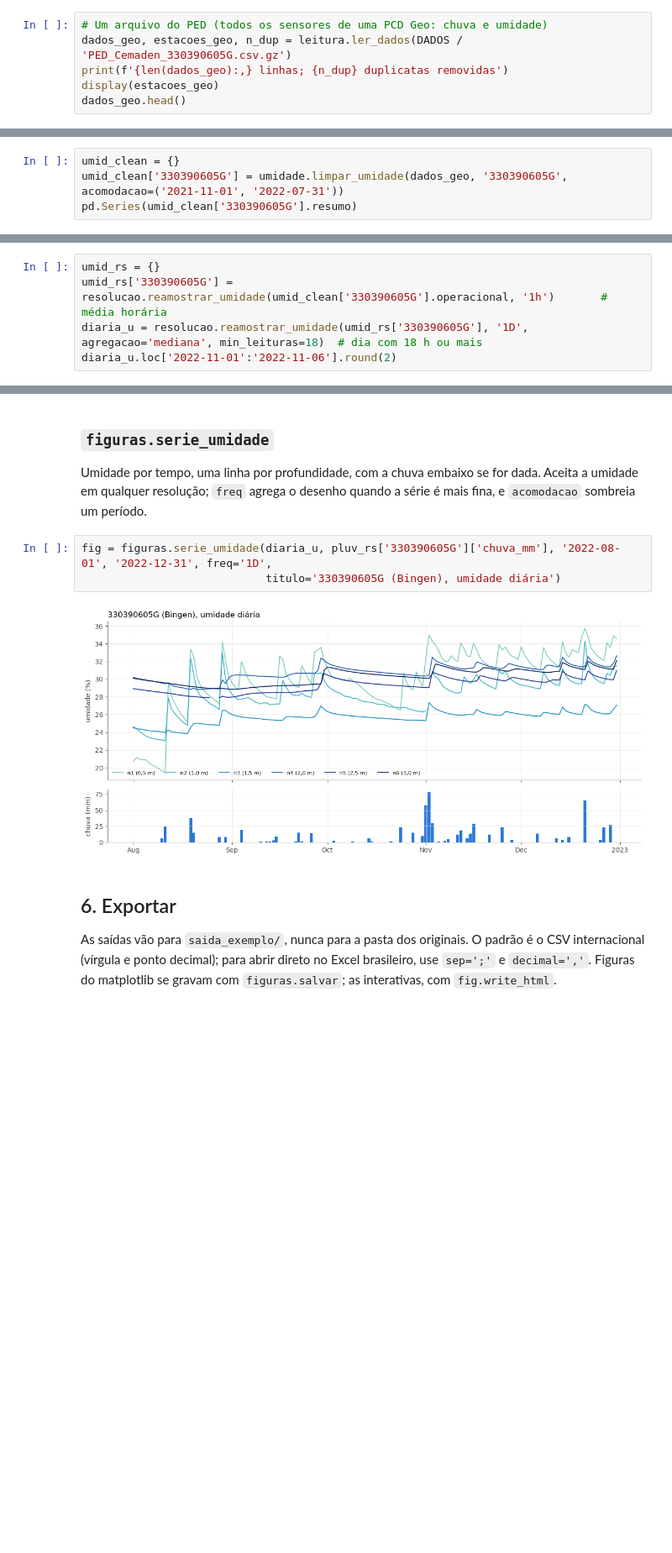
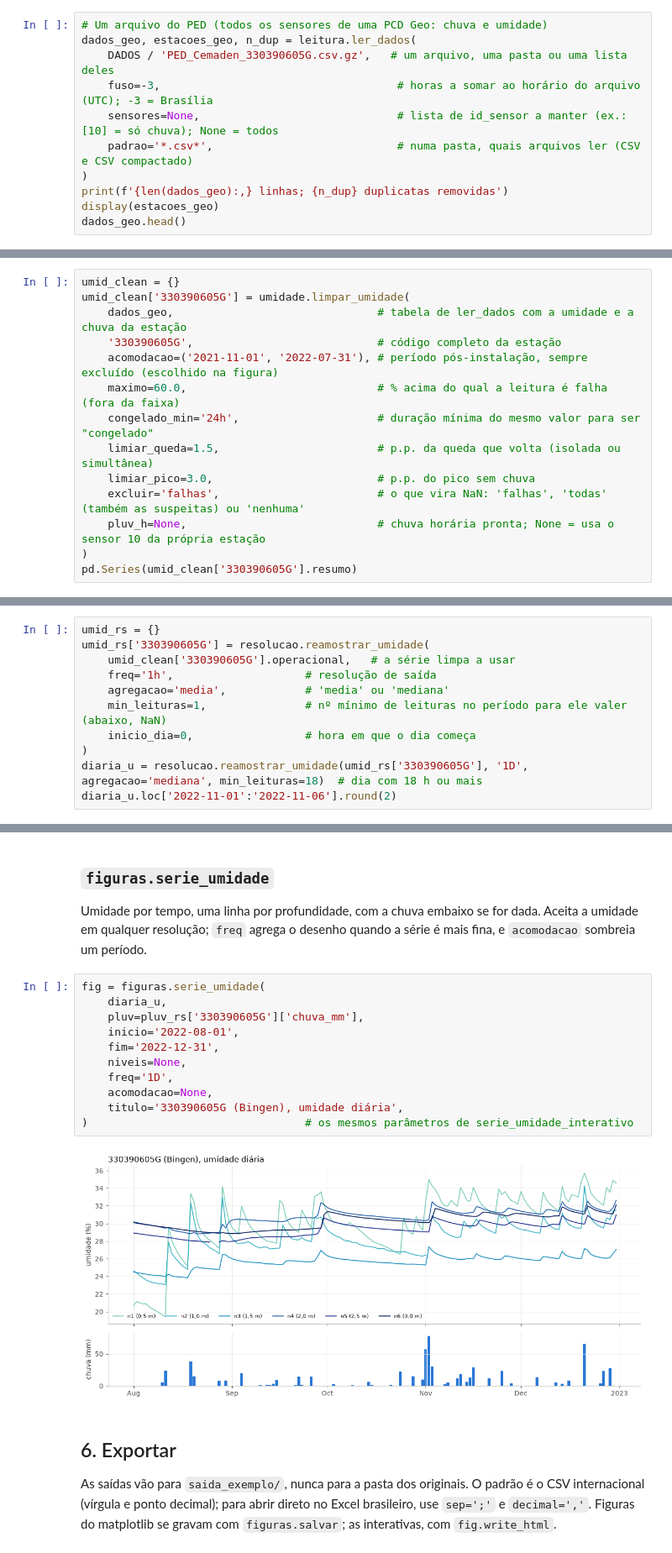
Before and after one commit to graphid-uff/pluvigeo, a Jupyter notebook: exemplos/exemplo_uso_pluvigeo.ipynb, the cells around one changed output, grey strips where cells are left out. Shown at 84% size. Cells and saved outputs as stored; diff of their text form; blank space fills up the shorter version.

```diff
--- a/exemplos/exemplo_uso_pluvigeo.ipynb
+++ b/exemplos/exemplo_uso_pluvigeo.ipynb
@@ -90,7 +96,12 @@ reconhecido pelo cabeçalho), converte o horário de UTC para o de Brasília e r
   município, UF, coordenadas) e `n_dup` (linhas repetidas removidas).
 # %%
 # Um arquivo do PED (todos os sensores de uma PCD Geo: chuva e umidade)
-dados_geo, estacoes_geo, n_dup = leitura.ler_dados(DADOS / 'PED_Cemaden_330390605G.csv.gz')
+dados_geo, estacoes_geo, n_dup = leitura.ler_dados(
+    DADOS / 'PED_Cemaden_330390605G.csv.gz',   # um arquivo, uma pasta ou uma lista deles
+    fuso=-3,                                    # horas a somar ao horário do arquivo (UTC); -3 = Brasília
+    sensores=None,                              # lista de id_sensor a manter (ex.: [10] = só chuva); None = todos
+    padrao='*.csv*',                            # numa pasta, quais arquivos ler (CSV e CSV compactado)
+)
 print(f'{len(dados_geo):,} linhas; {n_dup} duplicatas removidas')
 display(estacoes_geo)
 dados_geo.head()
@@ -459,7 +518,17 @@ simultânea e a acomodação não constam do artigo: são critérios empíricos.
   Para hora ou dia, use `resolucao.reamostrar_umidade` (etapa 5).
 # %%
 umid_clean = {}
-umid_clean['330390605G'] = umidade.limpar_umidade(dados_geo, '330390605G', acomodacao=('2021-11-01', '2022-07-31'))
+umid_clean['330390605G'] = umidade.limpar_umidade(
+    dados_geo,                               # tabela de ler_dados com a umidade e a chuva da estação
+    '330390605G',                            # código completo da estação
+    acomodacao=('2021-11-01', '2022-07-31'), # período pós-instalação, sempre excluído (escolhido na figura)
+    maximo=60.0,                             # % acima do qual a leitura é falha (fora da faixa)
+    congelado_min='24h',                     # duração mínima do mesmo valor para ser "congelado"
+    limiar_queda=1.5,                        # p.p. da queda que volta (isolada ou simultânea)
+    limiar_pico=3.0,                         # p.p. do pico sem chuva
+    excluir='falhas',                        # o que vira NaN: 'falhas', 'todas' (também as suspeitas) ou 'nenhuma'
+    pluv_h=None,                             # chuva horária pronta; None = usa o sensor 10 da própria estação
+)
 pd.Series(umid_clean['330390605G'].resumo)
 # %% [output]
 leituras              190814.0
@@ -632,7 +721,13 @@ com um número mínimo de leituras para o período valer.
 - **Saída:** `umid_rs[cod]`, as colunas n1..n6 e `incompleto` (alguma hora do período ficou sem leitura).
 # %%
 umid_rs = {}
-umid_rs['330390605G'] = resolucao.reamostrar_umidade(umid_clean['330390605G'].operacional, '1h')       # média horária
+umid_rs['330390605G'] = resolucao.reamostrar_umidade(
+    umid_clean['330390605G'].operacional,   # a série limpa a usar
+    freq='1h',                    # resolução de saída
+    agregacao='media',            # 'media' ou 'mediana'
+    min_leituras=1,               # nº mínimo de leituras no período para ele valer (abaixo, NaN)
+    inicio_dia=0,                 # hora em que o dia começa
+)
 diaria_u = resolucao.reamostrar_umidade(umid_rs['330390605G'], '1D', agregacao='mediana', min_leituras=18)  # dia com 18 h ou mais
 diaria_u.loc['2022-11-01':'2022-11-06'].round(2)
 # %% [output]
@@ -650,10 +745,18 @@ diaria_u.loc['2022-11-01':'2022-11-06'].round(2)
 Umidade por tempo, uma linha por profundidade, com a chuva embaixo se for dada. Aceita a umidade em
 qualquer resolução; `freq` agrega o desenho quando a série é mais fina, e `acomodacao` sombreia um período.
 # %%
-fig = figuras.serie_umidade(diaria_u, pluv_rs['330390605G']['chuva_mm'], '2022-08-01', '2022-12-31', freq='1D',
-                            titulo='330390605G (Bingen), umidade diária')
+fig = figuras.serie_umidade(
+    diaria_u,
+    pluv=pluv_rs['330390605G']['chuva_mm'],
+    inicio='2022-08-01',
+    fim='2022-12-31',
+    niveis=None,
+    freq='1D',
+    acomodacao=None,
+    titulo='330390605G (Bingen), umidade diária',
+)                                 # os mesmos parâmetros de serie_umidade_interativo
 # %% [output]
-[figure, old version]
+[figure, new version]
 # %% [markdown]
 ## 6. Exportar
 
```
Also changed, not shown: parts of 20 cells of this notebook, 8 other files.
